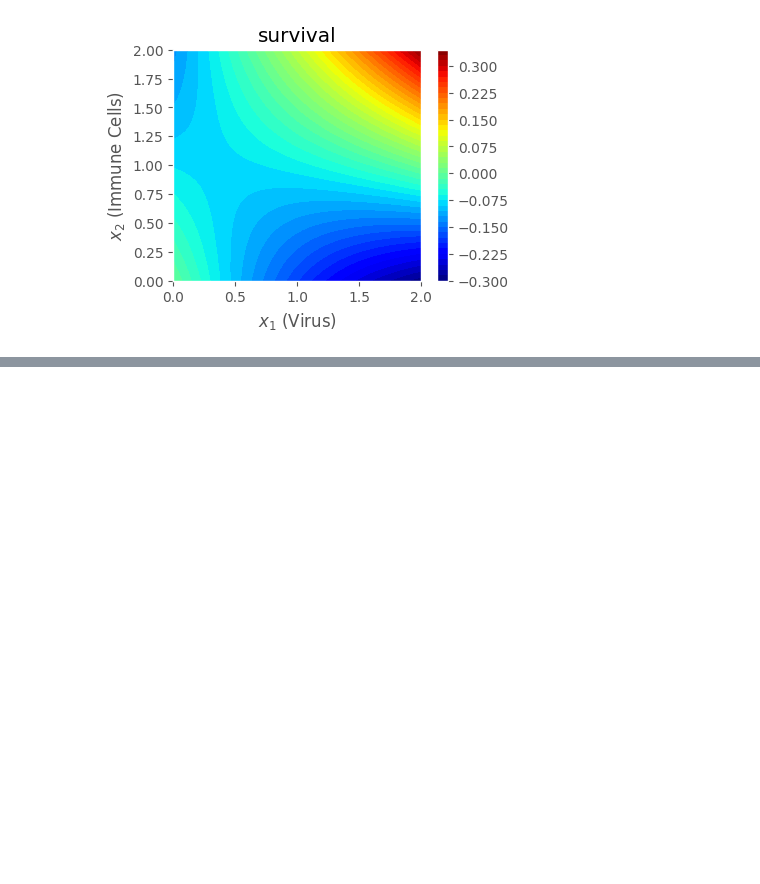
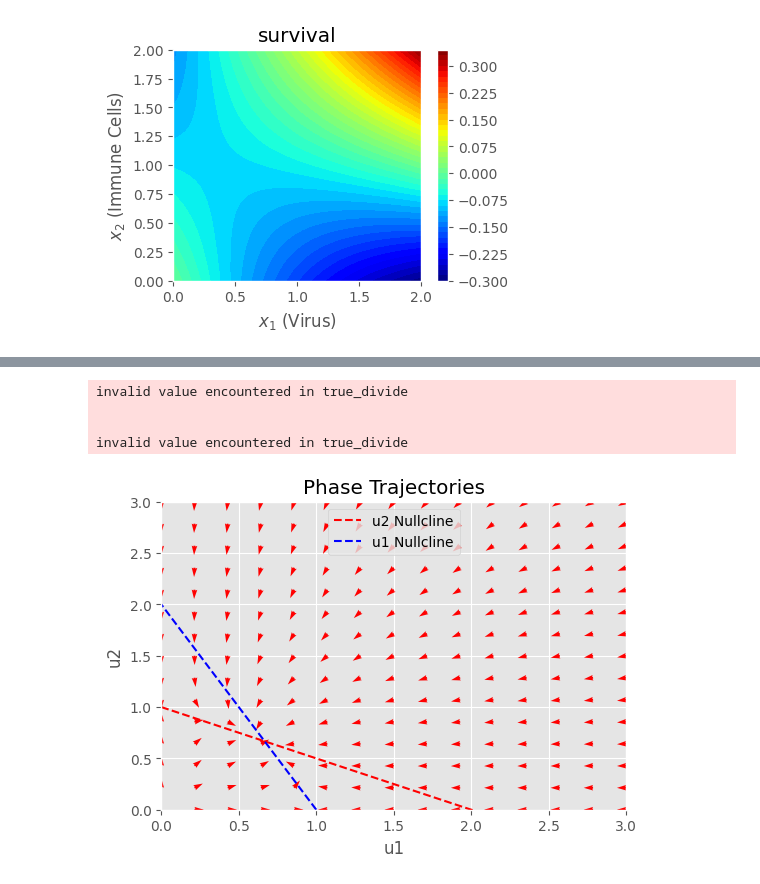
Before and after one commit to tirtho109/MasterThesis, a Jupyter notebook: src/SCIANN/sciann_model2.ipynb, the cells around one changed output, grey strips where cells are left out. Saved outputs shown, nothing was run; the diff lists cells and outputs as text; code cells hidden in the pictures; blank space fills up the shorter version.

```diff
--- a/src/SCIANN/sciann_model2.ipynb
+++ b/src/SCIANN/sciann_model2.ipynb
@@ -531,0 +539,10 @@ plot_energy(phi_comp_values, u, v, "survival")
+# %%
+
+params = (0.5, 0.5, 0.5)
+plot_trajectories(system, params)
+# %% [output]
+invalid value encountered in true_divide
+
+
+invalid value encountered in true_divide
+[figure, added]
```
Also changed, not shown: parts of 15 cells of this notebook.
